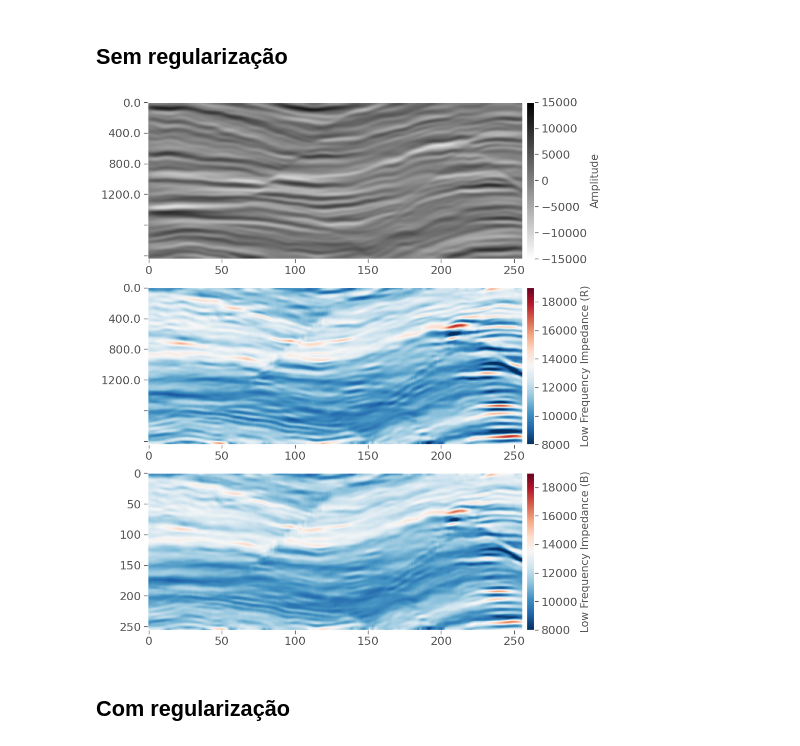
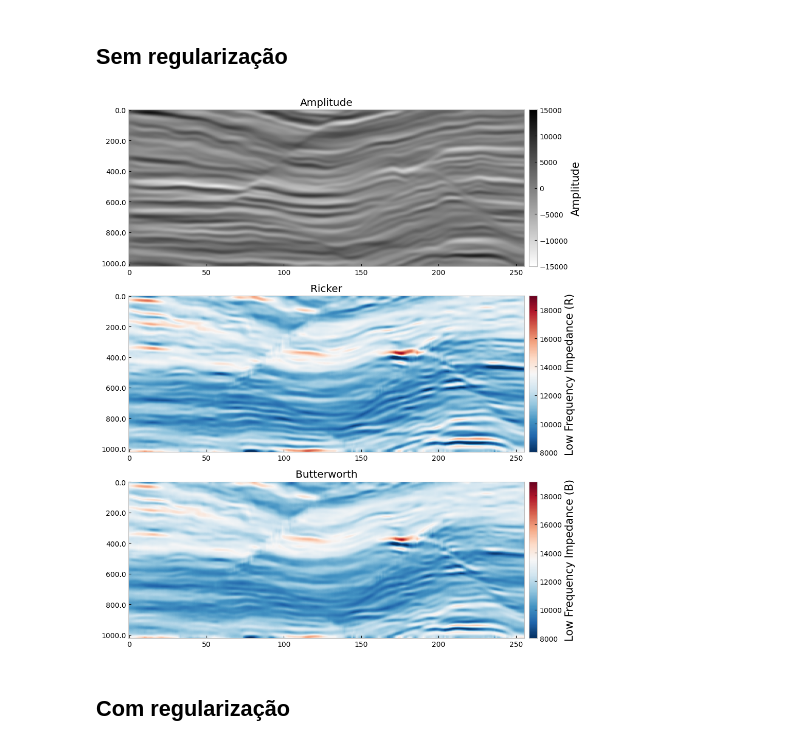
Before and after one commit to albano-a/inversion_methods_algorithms, a Jupyter notebook: full_section.ipynb, the cells around one changed output. Drawn from its saved outputs; the diff is of its cells as text; code cells hidden in the pictures.

```diff
--- a/full_section.ipynb
+++ b/full_section.ipynb
@@ -3,14 +3,12 @@ import numpy as np
 import pandas as pd
 import matplotlib.pyplot as plt
 import pylops
-import scipy.linalg
 from numpy.linalg import inv
-import scienceplots
 import warnings
 
 warnings.filterwarnings("ignore")
 
-plt.style.use(['ggplot', 'notebook', 'grid'])
+plt.style.use(['bmh'])
 # %%
 # Function that stores the slicing
 
@@ -309,43 +311,48 @@ inverted_impedance_final_butter = inverted_impedance_butter + imp_background
 # %%
 plt.figure(figsize=(10,11))
 
+section = 128
+
 plt.subplot(311)
-c = plt.imshow(data_amp[150,:,:].T,
+c = plt.imshow(data_amp[section,:,:].T,
            cmap='gray_r',
            aspect='auto',
            vmin=-15000,
            vmax=15000)
+plt.title("Amplitude")
 plt.gca().set_yticklabels(plt.gca().get_yticks() * 4)
 plt.colorbar(c, pad=0.01).set_label('Amplitude', size=15)
 plt.grid()
 
 
 plt.subplot(312)
-c = plt.imshow(inverted_impedance_final_ricker[150,:,:].T,
+c = plt.imshow(inverted_impedance_final_ricker[section,:,:].T,
                cmap='RdBu_r',
                aspect='auto',
                vmin=8000,
                vmax=19000
                )
+plt.title("Ricker")
 plt.gca().set_yticklabels(plt.gca().get_yticks() * 4)
 plt.colorbar(c, pad=0.01).set_label('Low Frequency Impedance (R)', size=15)
 plt.grid()
 
 plt.subplot(313)
-c = plt.imshow(inverted_impedance_final_butter[150,:,:].T,
+c = plt.imshow(inverted_impedance_final_butter[section,:,:].T,
                cmap='RdBu_r',
                aspect='auto',
                vmin=8000,
                vmax=19000
                )
-# plt.gca().set_yticklabels(plt.gca().get_yticks() * 4)
+plt.title("Butterworth")
+plt.gca().set_yticklabels(plt.gca().get_yticks() * 4)
 plt.grid()
 plt.colorbar(c, pad=0.01).set_label('Low Frequency Impedance (B)', size=15)
 
 plt.tight_layout()
 plt.show()
 # %% [output]
-[figure, old version]
+[figure, new version]
 # %% [markdown]
 ## Com regularização
 # %%
```
Also changed, not shown: parts of 7 cells of this notebook, 3 other files.
